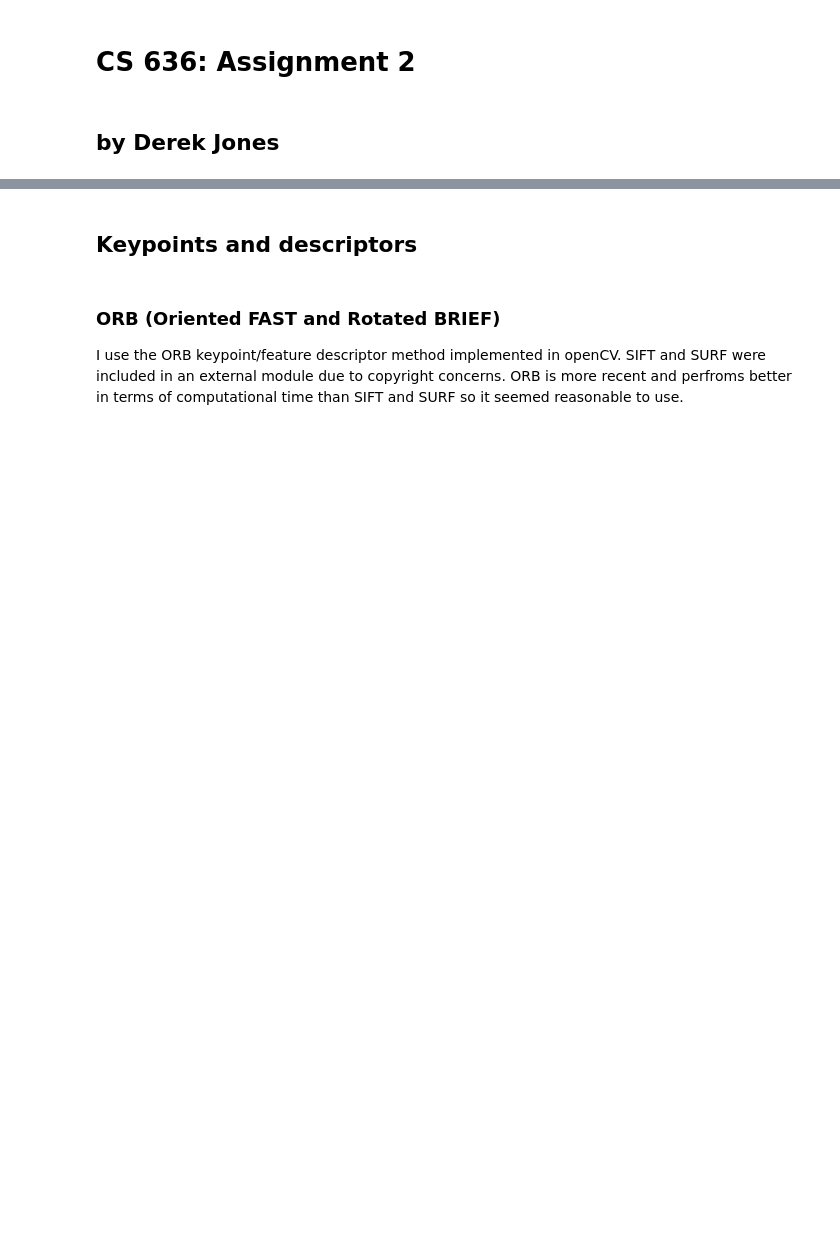
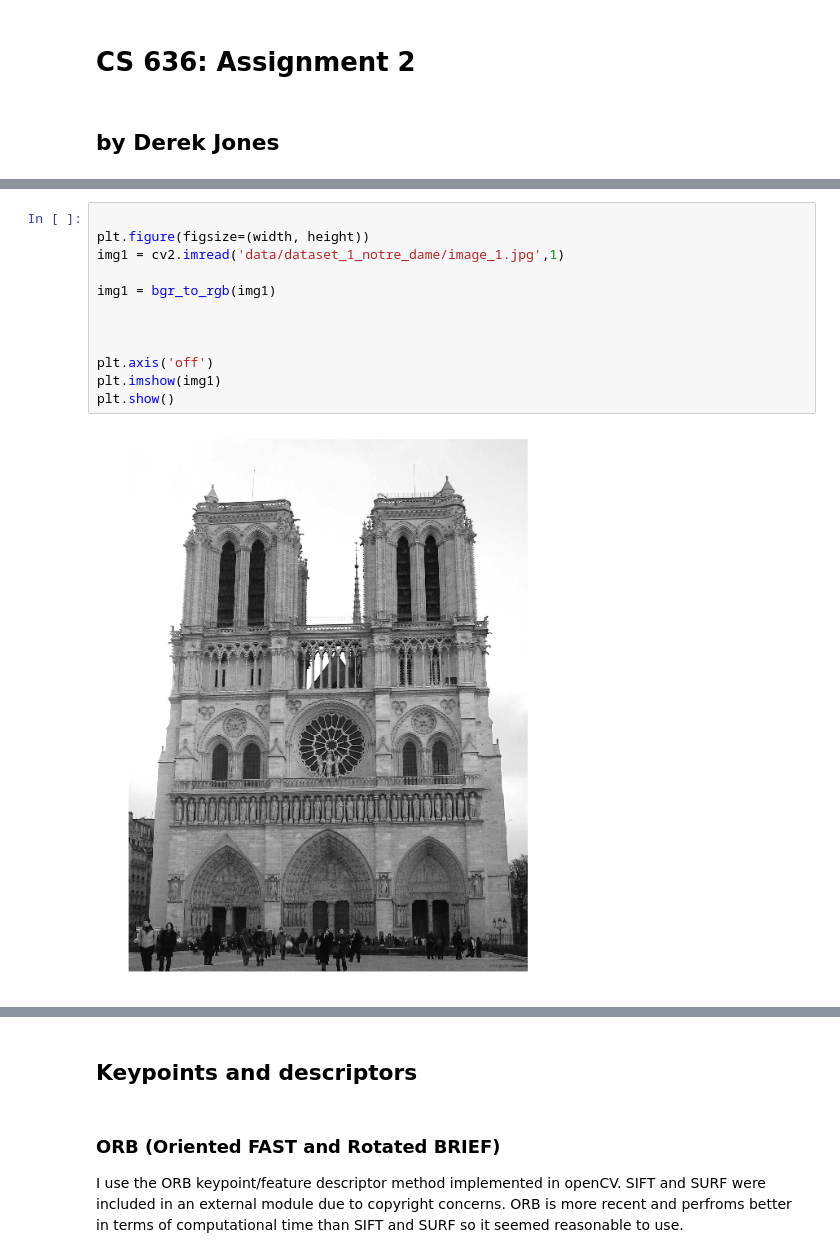
Before and after one commit to wderekjones/local_feature_matching, a Jupyter notebook: local_feature_matching.ipynb, the cells around one changed output, grey strips where cells are left out. Saved outputs shown, nothing was run; the diff lists cells and outputs as text; blank space fills up the shorter version.

```diff
--- a/local_feature_matching.ipynb
+++ b/local_feature_matching.ipynb
@@ -26,0 +24,14 @@ plt.show()
+# %%
+
+plt.figure(figsize=(width, height))
+img1 = cv2.imread('data/dataset_1_notre_dame/image_1.jpg',1)
+
+img1 = bgr_to_rgb(img1)
+
+
+
+plt.axis('off')
+plt.imshow(img1)
+plt.show()
+# %% [output]
+[figure, added]
```
Also changed, not shown: parts of 7 cells of this notebook, 15 other files.
